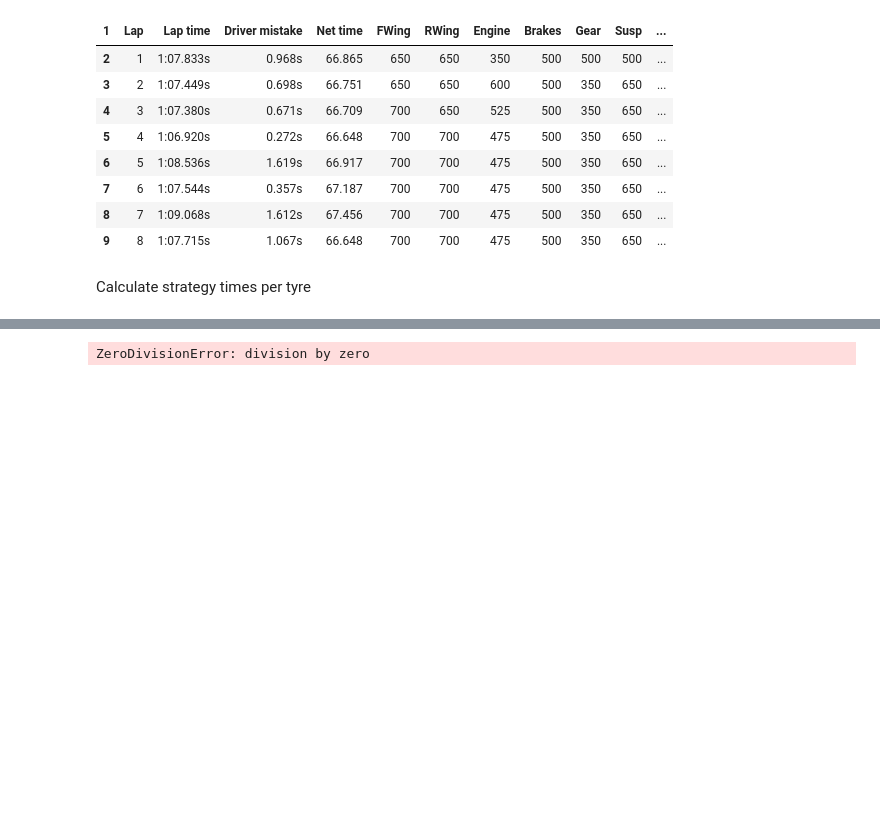
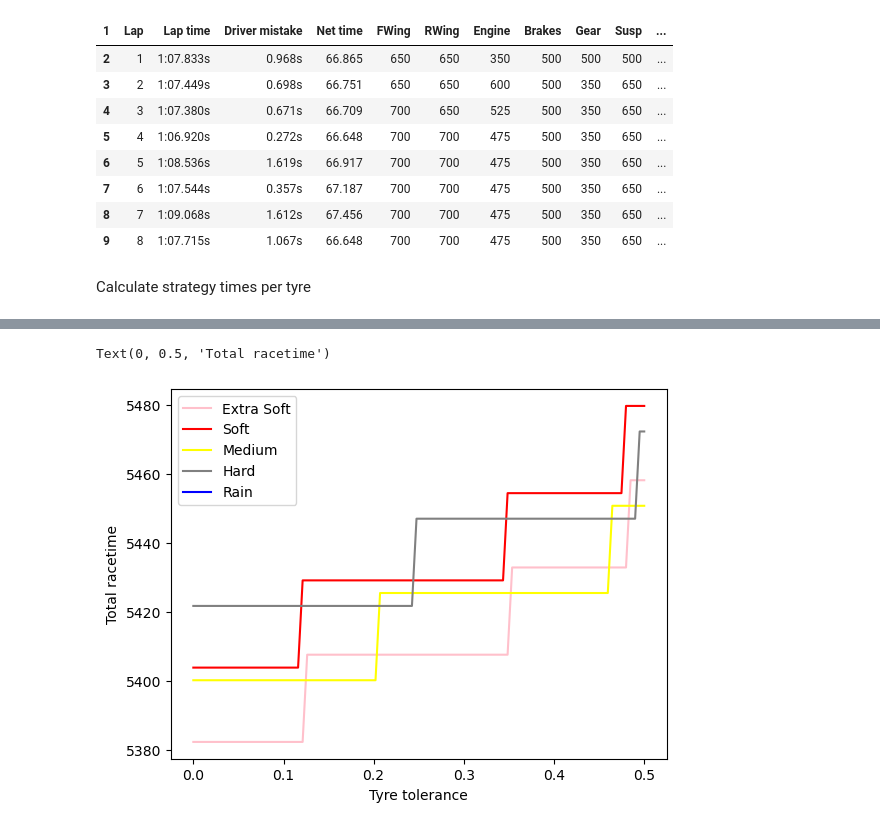
Before and after one commit to freire-guido/gpro, a Jupyter notebook: strategies.ipynb, the cells around one changed output, grey strips where cells are left out. Cells and saved outputs as stored; diff of their text form; code cells hidden in the pictures; blank space fills up the shorter version.

Commit message:
track upd.

```diff
--- a/strategies.ipynb
+++ b/strategies.ipynb
@@ -66,7 +71,11 @@ practice
 # %% [markdown]
 Calculate strategy times per tyre
 # %%
-track = 24
-lapspertyre = 1 / (usage['Usage']*tracks.loc[track, 'Lap distance'])
-stints = tracks.loc[track, 'Laps'] / np.floor(lapspertyre)
-stops = np.ceil(stints) - 1 # np.ceil(x) - 1 != np.floor(x) e.g. x = 1
+def get_strategies(track, tol, tyres = ['Extra Soft', 'Soft', 'Medium', 'Hard', 'Rain']):
+    lapspertyre = (1-tol) / (usage['Usage']*tracks.loc[track, 'Lap distance'])
+    strategies = pd.DataFrame([], tyres, ['Stints', 'Stops', 'Time'])
+    strategies['Stints'] = tracks.loc[track, 'Laps'] / np.floor(lapspertyre)
+    strategies['Stops'] = np.ceil(strategies['Stints']) - 1 # np.ceil(x) - 1 != np.floor(x) e.g. x = 1
+    strategies['Time'] = practice.groupby('Tyres')['Net time'].min() * tracks.loc[track, 'Laps']+ pitstime.loc['No more fuel was left', 'Average'] * strategies['Stops']
+    strategies['Fuel'] = usage.loc['Fuel', 'Usage'] * lapspertyre * tracks.loc[track, 'Lap distance']
+    return strategies
@@ -91,11 +92,12 @@ def get_strategies(track, tol, tyres = ['Extra Soft', 'Soft', 'Medium', 'Hard',
 # %%
 col = {'Extra Soft': 'pink', 'Soft': 'red', 'Medium': 'yellow', 'Hard': 'grey', 'Rain': 'blue'}
-grid = np.linspace(0.0001, 1, 100)
-times = pd.DataFrame([get_strategies(24, x)['Time'] for x in grid])
+grid = np.linspace(0, 0.5, 100)
+times = pd.DataFrame([get_strategies(14, x)['Time'] for x in grid])
 for tyre in times:
     plt.plot(grid, times[tyre], c = col[tyre], label = tyre)
 plt.legend()
 plt.xlabel('Tyre tolerance')
 plt.ylabel('Total racetime')
 # %% [output]
-ZeroDivisionError: division by zero
+Text(0, 0.5, 'Total racetime')
+[figure, added]
```
Also changed, not shown: parts of 6 cells of this notebook, 1 other file.
